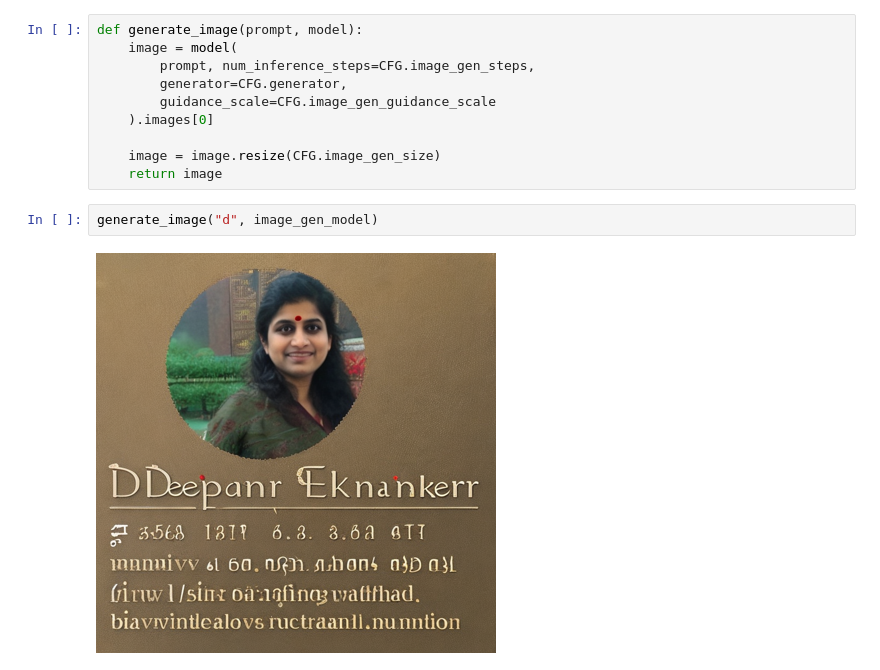
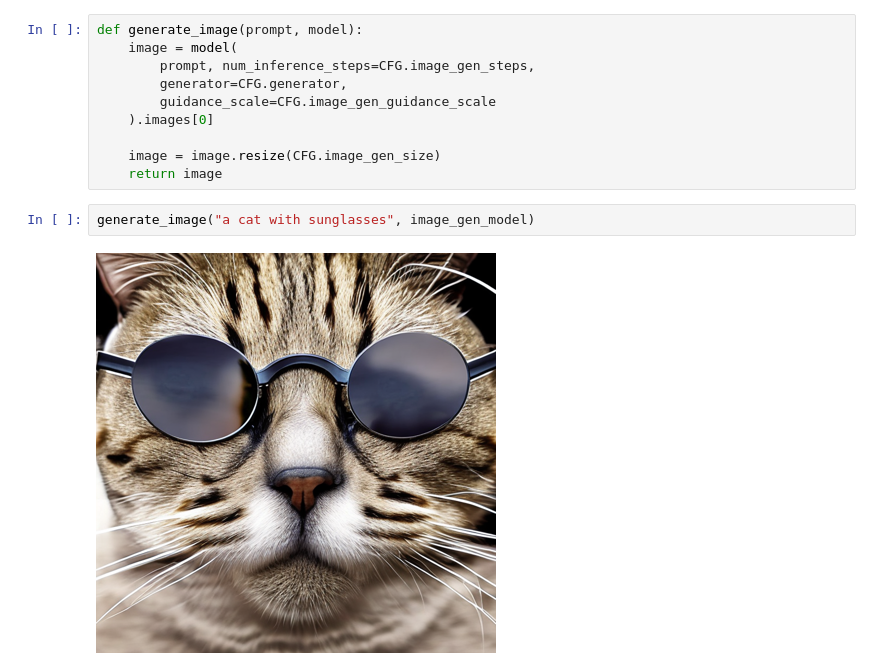
Before and after one commit to TheKalbairCo/Text-to-Image-Generator, a Jupyter notebook: TextToImageGenerator.ipynb, the cells around one changed output. Drawn from its saved outputs; the diff is of its cells as text.

```diff
--- a/TextToImageGenerator.ipynb
+++ b/TextToImageGenerator.ipynb
@@ -55,7 +55,7 @@ def generate_image(prompt, model):
 
     image = image.resize(CFG.image_gen_size)
     return image
-# %%
-generate_image("d", image_gen_model)
-# %% [output]
-[figure, removed]
+# %%
+generate_image("a cat with sunglasses", image_gen_model)
+# %% [output]
+[figure, added]
```
Also changed, not shown: parts of 1 cell of this notebook.
